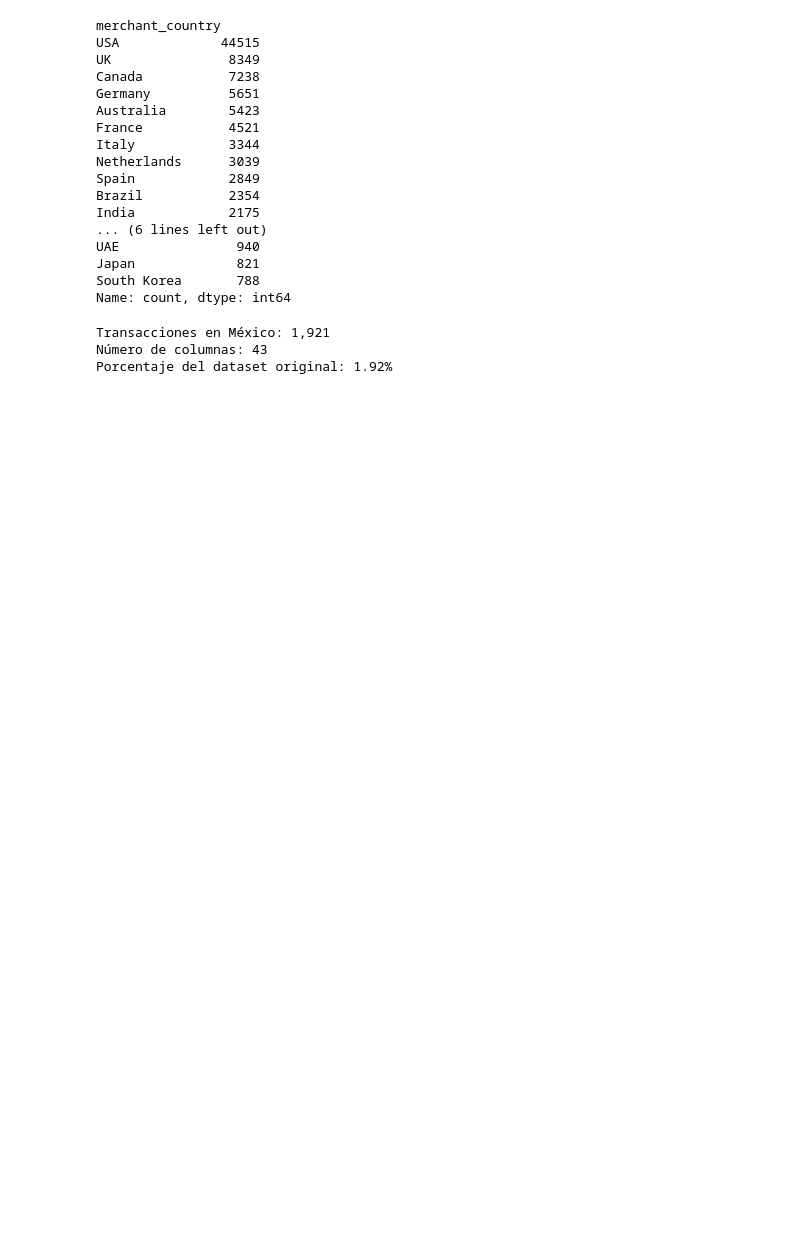
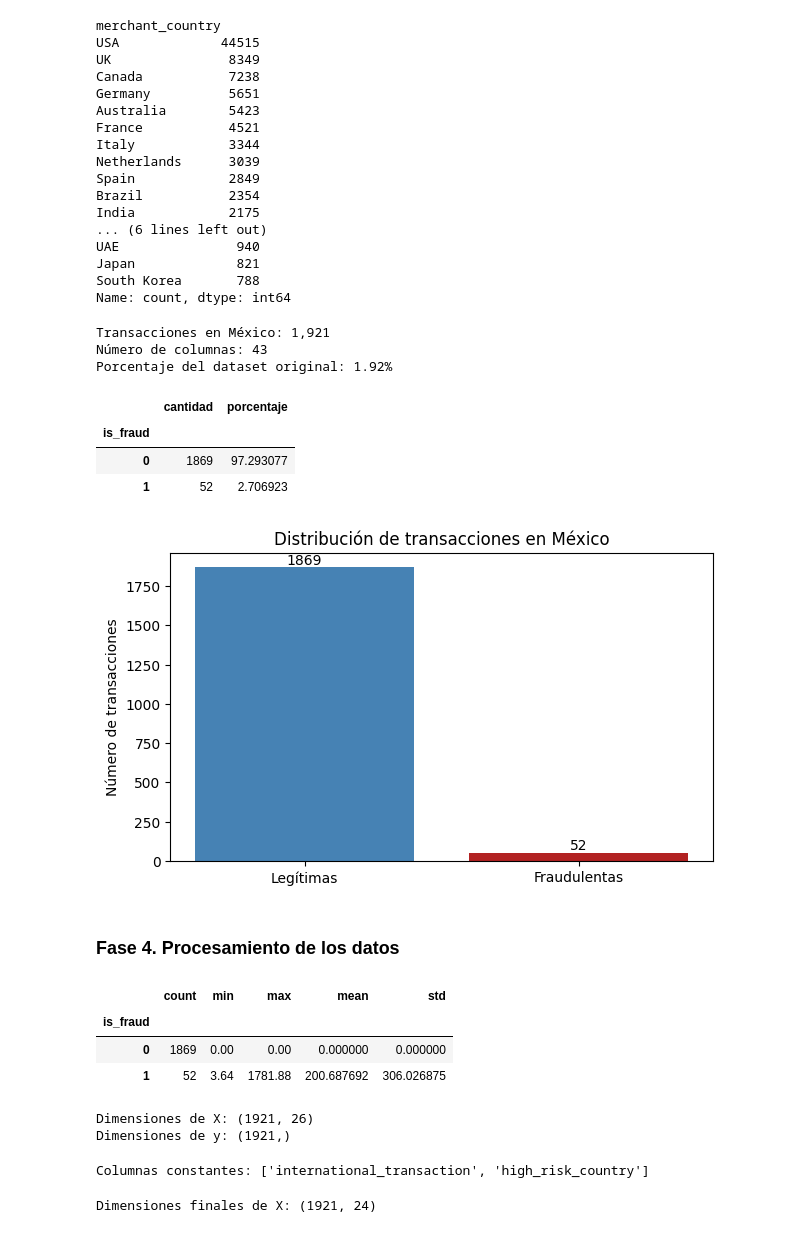
Before and after one commit to IvanSotomyor/financial_fraud_detector, a Jupyter notebook: notebooks/main.ipynb, the cells around one changed output. Drawn from its saved outputs; the diff is of its cells as text; code cells hidden in the pictures; blank space fills up the shorter version.

```diff
--- a/notebooks/main.ipynb
+++ b/notebooks/main.ipynb
@@ -173,7 +173,7 @@ Japan             821
 South Korea       788
 Name: count, dtype: int64
 # %%
-df_mx = df[df["merchant_country"] == "Mexico"]
+df_mx = df[df["merchant_country"] == "Mexico"].copy()
 
 n, d = df_mx.shape
 
@@ -184,3 +184,68 @@ print(f"Porcentaje del dataset original: {n / len(df):.2%}")
 Transacciones en México: 1,921
 Número de columnas: 43
 Porcentaje del dataset original: 1.92%
+# %%
+df_distribucion = pd.DataFrame({
+    "cantidad": df_mx["is_fraud"].value_counts(),
+    "porcentaje": df_mx["is_fraud"].value_counts(normalize=True) * 100
+}).sort_index()
+
+display(df_distribucion)
+
+fig, ax = plt.subplots(figsize=(7, 4))
+
+ax.bar(
+    ["Legítimas", "Fraudulentas"],
+    df_distribucion.loc[[0, 1], "cantidad"],
+    color=["steelblue", "firebrick"]
+)
+
+ax.set_title("Distribución de transacciones en México")
+ax.set_ylabel("Número de transacciones")
+
+ax.bar_label(ax.containers[0])
+
+plt.show()
+# %% [output]
+|  | cantidad | porcentaje |
+| is_fraud |  |  |
+| 0 | 1869 | 97.293077 |
+| 1 | 52 | 2.706923 |
+[figure, added]
+# %% [markdown]
+### Fase 4. Procesamiento de los datos
+# %%
+display(
+    df_mx.groupby("is_fraud")["fraud_amount_lost"]
+    .agg(["count", "min", "max", "mean", "std"])
+)
+# %% [output]
+|  | count | min | max | mean | std |
+| is_fraud |  |  |  |  |  |
+| 0 | 1869 | 0.00 | 0.00 | 0.000000 | 0.000000 |
+| 1 | 52 | 3.64 | 1781.88 | 200.687692 | 306.026875 |
+# %%
+y = df_mx["is_fraud"].copy()
+
+X = df_mx.select_dtypes(include='number').copy()
+
+# Excluir columnas que no se usarán como features
+columnas_excluir = ["is_fraud", "fraud_amount_lost"]
+X = X.drop(columns=columnas_excluir)
+
+print(f"Dimensiones de X: {X.shape}")
+print(f"Dimensiones de y: {y.shape}")
+# %% [output]
+Dimensiones de X: (1921, 26)
+Dimensiones de y: (1921,)
+# %%
+# Una característica constante tiene una varianza igual a cero; por lo tanto, no aporta información para distinguir una transacción de otra.
+columnas_constantes = X.columns[X.nunique() <= 1].tolist()
+print("Columnas constantes:", columnas_constantes)
+# %% [output]
+Columnas constantes: ['international_transaction', 'high_risk_country']
+# %%
+X = X.drop(columns=columnas_constantes)
+print(f"Dimensiones finales de X: {X.shape}")
+# %% [output]
+Dimensiones finales de X: (1921, 24)
```
Also changed, not shown: parts of 96 cells of this notebook.
